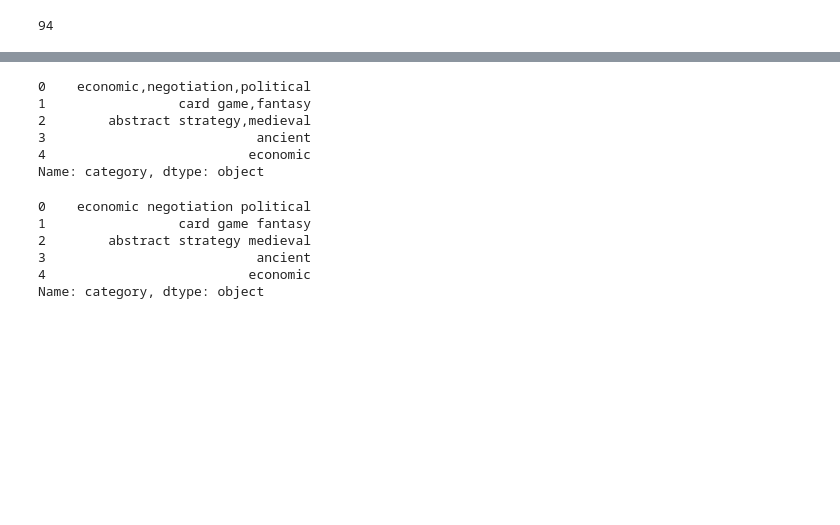
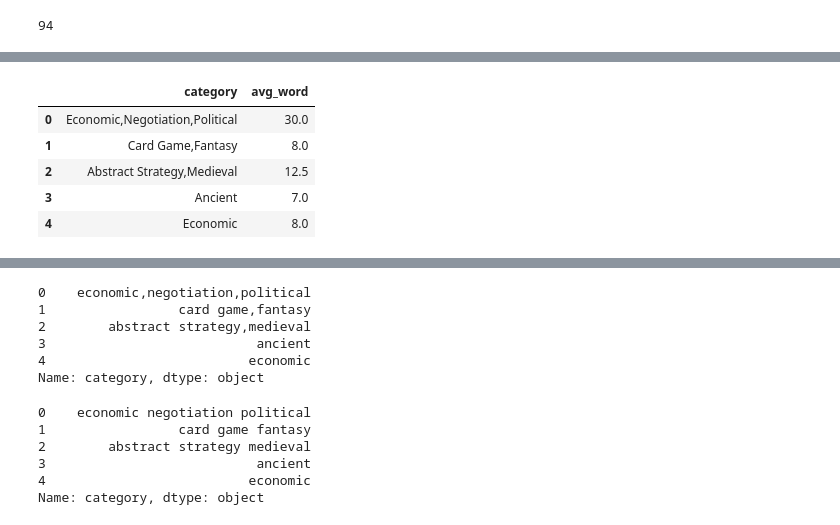
Before and after one commit to FJGM2023015/CA1_DVis_HDip_Lvl8-, a Jupyter notebook: Francisco_Gorigoitia_DVisHDip_CA1.ipynb, the cells around one changed output, grey strips where cells are left out. Saved outputs shown, nothing was run; the diff lists cells and outputs as text; code cells hidden in the pictures; blank space fills up the shorter version.

```diff
--- a/Francisco_Gorigoitia_DVisHDip_CA1.ipynb
+++ b/Francisco_Gorigoitia_DVisHDip_CA1.ipynb
@@ -194,0 +237,14 @@ df_games["category"].fillna("Unknown", inplace=True)
+# %%
+# Average Word Length
+def avg_word(sentence):
+ words = sentence.split()
+ return (sum(len(word) for word in words)/len(words))
+df_games['avg_word'] = df_games['category'].apply(lambda x: avg_word(x))
+df_games[['category','avg_word']].head()
+# %% [output]
+|  | category | avg_word |
+| 0 | Economic,Negotiation,Political | 30.0 |
+| 1 | Card Game,Fantasy | 8.0 |
+| 2 | Abstract Strategy,Medieval | 12.5 |
+| 3 | Ancient | 7.0 |
+| 4 | Economic | 8.0 |
```
Also changed, not shown: parts of 37 cells of this notebook.
